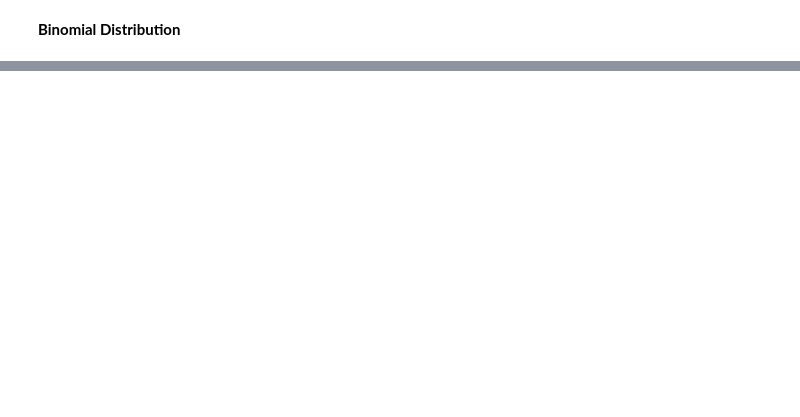
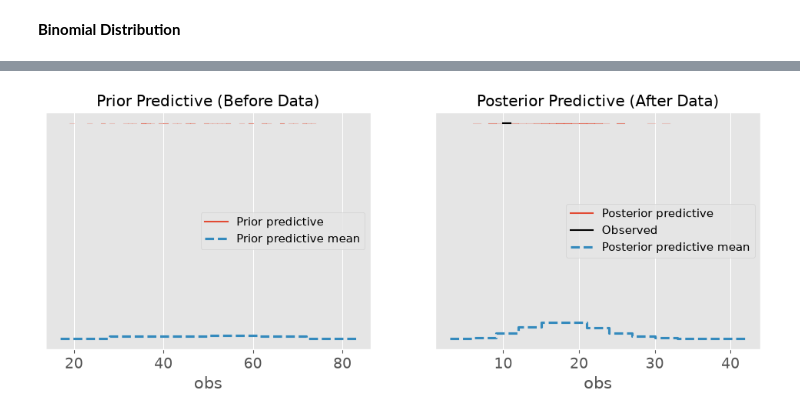
Before and after one commit to jeffreyparks/Probabilistic-Programming-and-Bayesian-Methods-for-Hackers, a Jupyter notebook: jeff_study/ch2.ipynb, the cells around one changed output, grey strips where cells are left out. Drawn from its saved outputs; the diff is of its cells as text; code cells hidden in the pictures; blank space fills up the shorter version.

```diff
--- a/jeff_study/ch2.ipynb
+++ b/jeff_study/ch2.ipynb
@@ -378,0 +399,24 @@ __Binomial Distribution__
+# %%
+N = 100
+X = 10 # observed
+
+with pm.Model() as model:
+
+    # priors
+    p = pm.Uniform('freq_cheating', 0, 1) # uniform probability of actual cheating
+    true_answers = pm.Bernoulli('truths', p, shape=N, initval=np.random.binomial(1, 0.5, N)) # assign this p to the 100 students
+    first_coin_flips = pm.Bernoulli('first_flips', 0.5, shape=N, initval = np.random.binomial(1, 0.5, N)) # 50% chance of True answer, boolean
+    second_coin_flips = pm.Bernoulli('second_flips', 0.5, shape=N, initval=np.random.binomial(1, 0.5, N)) # 50% chance of True answer, boolean
+
+    val = first_coin_flips * true_answers + (1 - first_coin_flips) * second_coin_flips # simulate experiment
+    observed_proportion = pm.Deterministic('observed_proportion', at.sum(val)/float(N))
+
+    # observations
+    observations = pm.Binomial('obs', N, observed_proportion, observed=X)
+
+    step = pm.Metropolis(vars=[p])
+    trace = pm.sample(10000, step=step,chains=1)
+
+    ## sample priors and posteriors for check
+    prior = pm.sample_prior_predictive(samples=100)
+    post = pm.sample_posterior_predictive(trace)
@@ -378,0 +456,11 @@ __Binomial Distribution__
+# %%
+# compare prior and posterior sample distributions
+
+fig, ax = plt.subplots(1, 2, figsize=(12, 4))
+az.plot_ppc(prior, group="prior", num_pp_samples=50, ax=ax[0])
+az.plot_ppc(post, group="posterior", num_pp_samples=50, ax=ax[1])
+ax[0].set_title("Prior Predictive (Before Data)")
+ax[1].set_title("Posterior Predictive (After Data)")
+plt.show()
+# %% [output]
+[figure, added]
```
Also changed, not shown: parts of 32 cells of this notebook, 7 other files.
